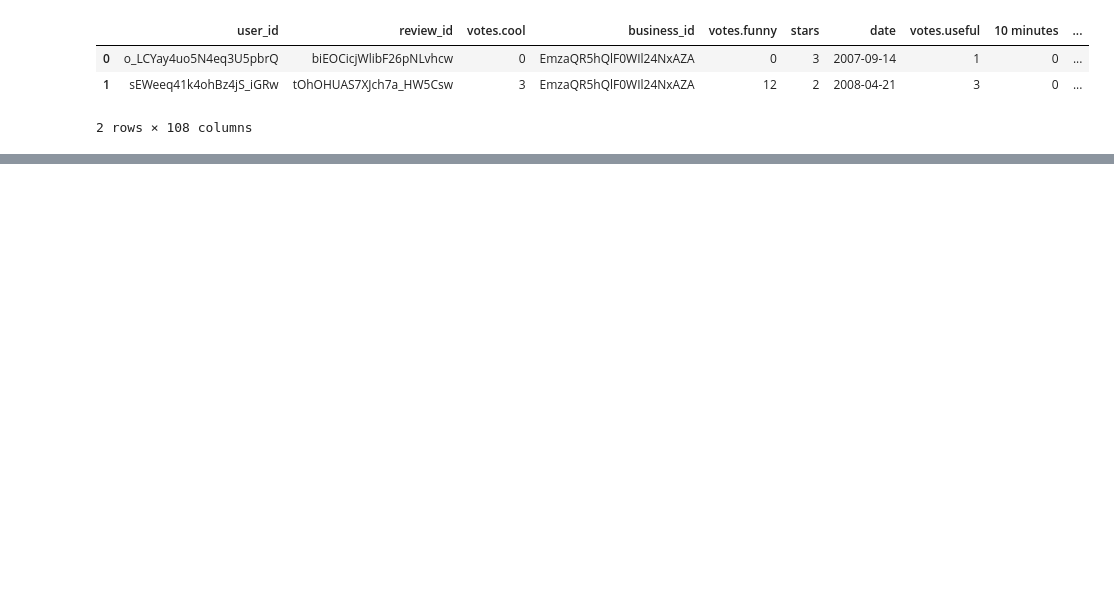
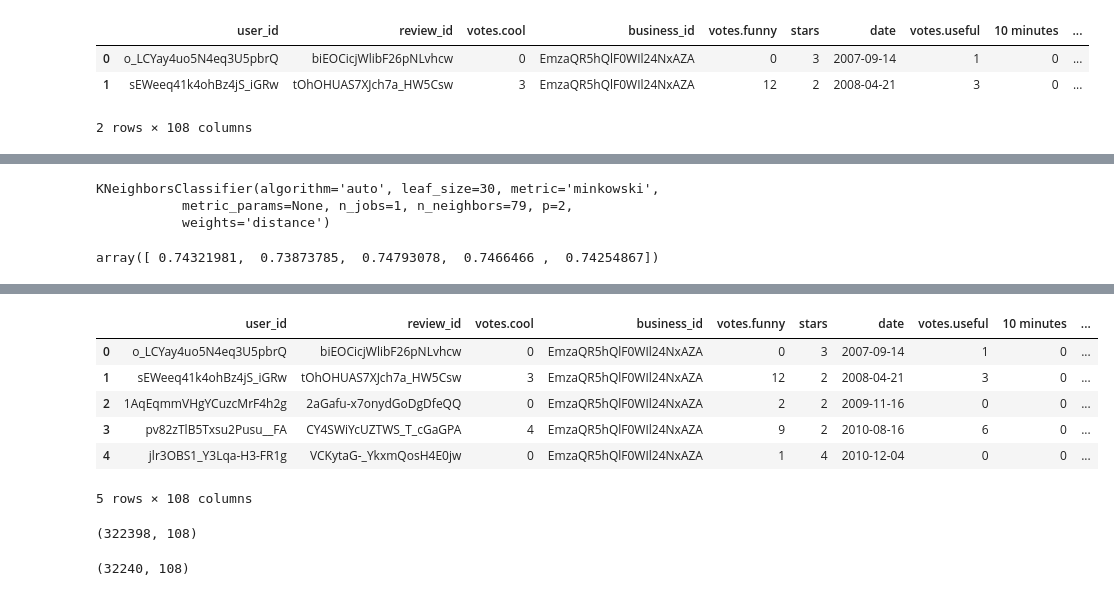
Before and after one commit to vnessified/DSI-SF-2-vnessified, a Jupyter notebook: projects/project-05/project-5.ipynb, the cells around one changed output, grey strips where cells are left out. Saved outputs shown, nothing was run; the diff lists cells and outputs as text; code cells hidden in the pictures; blank space fills up the shorter version.

```diff
--- a/projects/project-05/project-5.ipynb
+++ b/projects/project-05/project-5.ipynb
@@ -405,0 +608,10 @@ tips.head(2)
+# %%
+print best_knn
+# %% [output]
+KNeighborsClassifier(algorithm='auto', leaf_size=30, metric='minkowski',
+           metric_params=None, n_jobs=1, n_neighbors=79, p=2,
+           weights='distance')
+# %%
+cross_val_score(best_knn, X, y, cv=5)
+# %% [output]
+array([ 0.74321981,  0.73873785,  0.74793078,  0.7466466 ,  0.74254867])
@@ -419,3 +633,17 @@ Yelp hypothesizes that this is, in fact, because different people tend to give t
 3. Construct a regression model for each of the two ratings. They should use the same predictor variables (of your choice).
 4. Validate the performance of the models.
 5. Do the models coefficients differ at all? What does this tell you about the hypothesis that there are in fact two different kinds of ratings?
+# %%
+reviews.head()
+# %% [output]
+|  | user_id | review_id | votes.cool | business_id | votes.funny | stars | date | votes.useful | 10 minutes | ... |
+| 0 | o_LCYay4uo5N4eq3U5pbrQ | biEOCicjWlibF26pNLvhcw | 0 | EmzaQR5hQlF0WIl24NxAZA | 0 | 3 | 2007-09-14 | 1 | 0 | ... |
+| 1 | sEWeeq41k4ohBz4jS_iGRw | tOhOHUAS7XJch7a_HW5Csw | 3 | EmzaQR5hQlF0WIl24NxAZA | 12 | 2 | 2008-04-21 | 3 | 0 | ... |
+| 2 | 1AqEqmmVHgYCuzcMrF4h2g | 2aGafu-x7onydGoDgDfeQQ | 0 | EmzaQR5hQlF0WIl24NxAZA | 2 | 2 | 2009-11-16 | 0 | 0 | ... |
+| 3 | pv82zTlB5Txsu2Pusu__FA | CY4SWiYcUZTWS_T_cGaGPA | 4 | EmzaQR5hQlF0WIl24NxAZA | 9 | 2 | 2010-08-16 | 6 | 0 | ... |
+| 4 | jlr3OBS1_Y3Lqa-H3-FR1g | VCKytaG-_YkxmQosH4E0jw | 0 | EmzaQR5hQlF0WIl24NxAZA | 1 | 4 | 2010-12-04 | 0 | 0 | ... |
+5 rows × 108 columns
+# %%
+reviews.shape
+# %% [output]
+(322398, 108)
@@ -421,0 +652,4 @@ Yelp hypothesizes that this is, in fact, because different people tend to give t
+# %%
+reviews_samp.shape
+# %% [output]
+(32240, 108)
```
Also changed, not shown: parts of 82 cells of this notebook.
